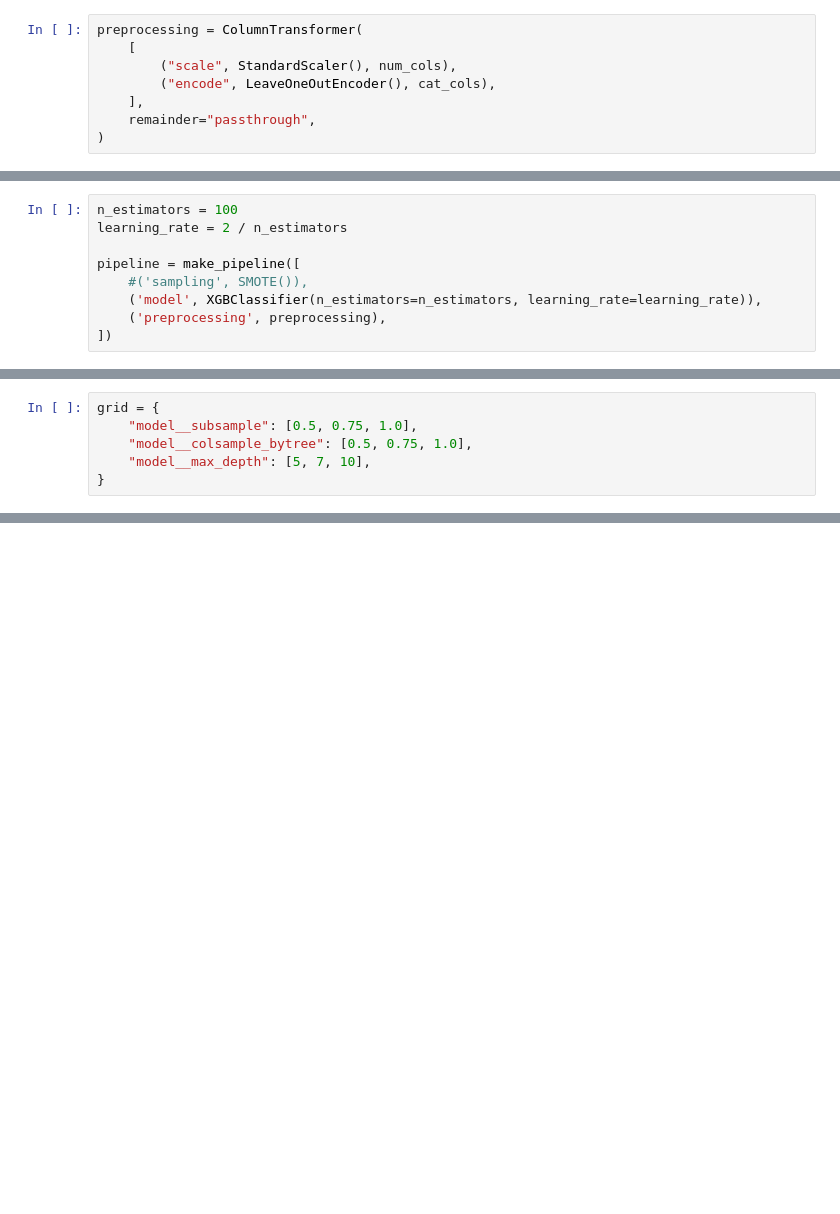
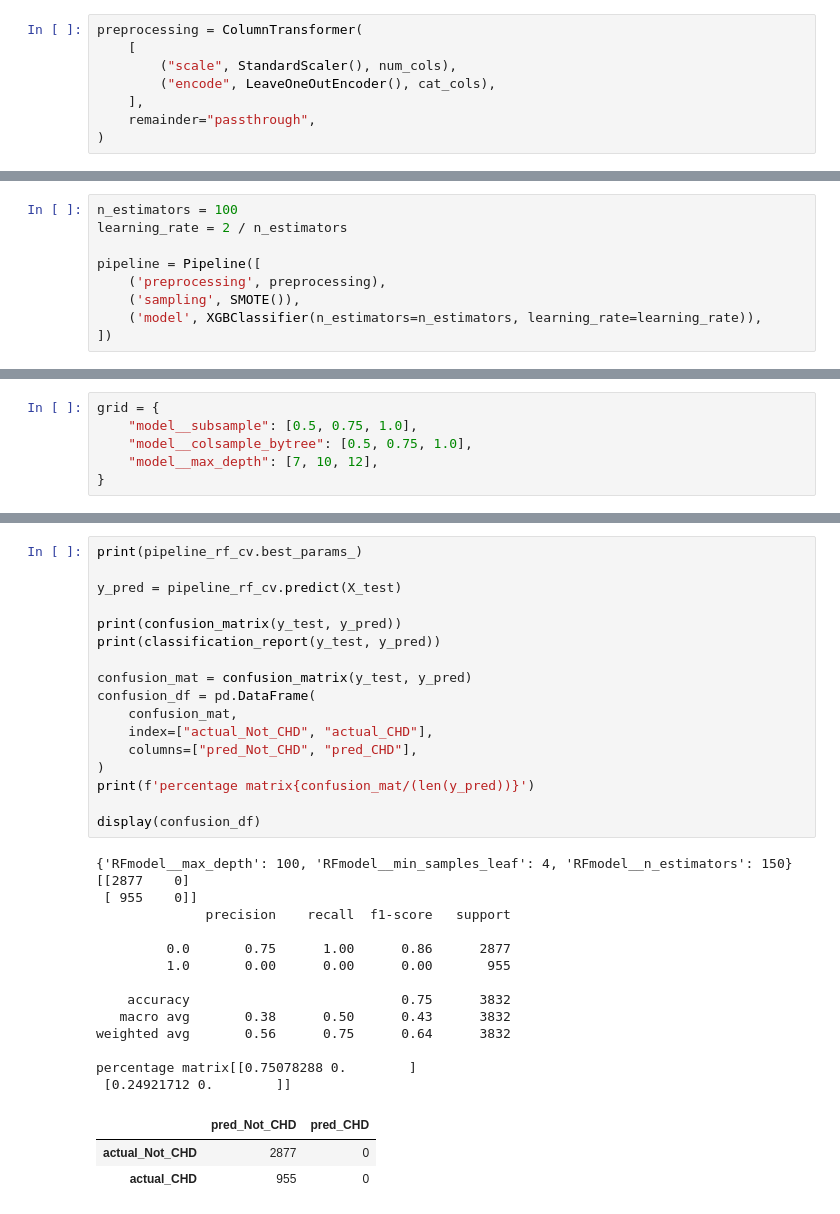
Before and after one commit to mattyjue/HR-Analytics, a Jupyter notebook: HR analytics.ipynb, the cells around one changed output, grey strips where cells are left out. Drawn from its saved outputs; the diff is of its cells as text; blank space fills up the shorter version.

Commit message:
Update HR analytics.ipynb
tried other classifier models

```diff
--- a/HR analytics.ipynb
+++ b/HR analytics.ipynb
@@ -196,8 +195,8 @@ preprocessing = ColumnTransformer(
 n_estimators = 100
 learning_rate = 2 / n_estimators
 
-pipeline = make_pipeline([
-    #('sampling', SMOTE()),
+pipeline = Pipeline([
+    ('preprocessing', preprocessing),
+    ('sampling', SMOTE()),
     ('model', XGBClassifier(n_estimators=n_estimators, learning_rate=learning_rate)),
-    ('preprocessing', preprocessing),
 ])
@@ -218,7 +216,7 @@ print(f"Test score: {test_score}")
 grid = {
     "model__subsample": [0.5, 0.75, 1.0],
     "model__colsample_bytree": [0.5, 0.75, 1.0],
-    "model__max_depth": [5, 7, 10],
+    "model__max_depth": [7, 10, 12],
 }
 # %%
 pipeline_cv = GridSearchCV(pipeline, grid, verbose=1, cv=5, n_jobs=-1)
@@ -290,0 +332,35 @@ display(confusion_df)
+# %%
+print(pipeline_rf_cv.best_params_)
+
+y_pred = pipeline_rf_cv.predict(X_test)
+
+print(confusion_matrix(y_test, y_pred))
+print(classification_report(y_test, y_pred))
+
+confusion_mat = confusion_matrix(y_test, y_pred)
+confusion_df = pd.DataFrame(
+    confusion_mat,
+    index=["actual_Not_CHD", "actual_CHD"],
+    columns=["pred_Not_CHD", "pred_CHD"],
+)
+print(f'percentage matrix{confusion_mat/(len(y_pred))}')
+
+display(confusion_df)
+# %% [output]
+{'RFmodel__max_depth': 100, 'RFmodel__min_samples_leaf': 4, 'RFmodel__n_estimators': 150}
+[[2877    0]
+ [ 955    0]]
+              precision    recall  f1-score   support
+
+         0.0       0.75      1.00      0.86      2877
+         1.0       0.00      0.00      0.00       955
+
+    accuracy                           0.75      3832
+   macro avg       0.38      0.50      0.43      3832
+weighted avg       0.56      0.75      0.64      3832
+
+percentage matrix[[0.75078288 0.        ]
+ [0.24921712 0.        ]]
+|  | pred_Not_CHD | pred_CHD |
+| actual_Not_CHD | 2877 | 0 |
+| actual_CHD | 955 | 0 |
```
Also changed, not shown: parts of 28 cells of this notebook.
